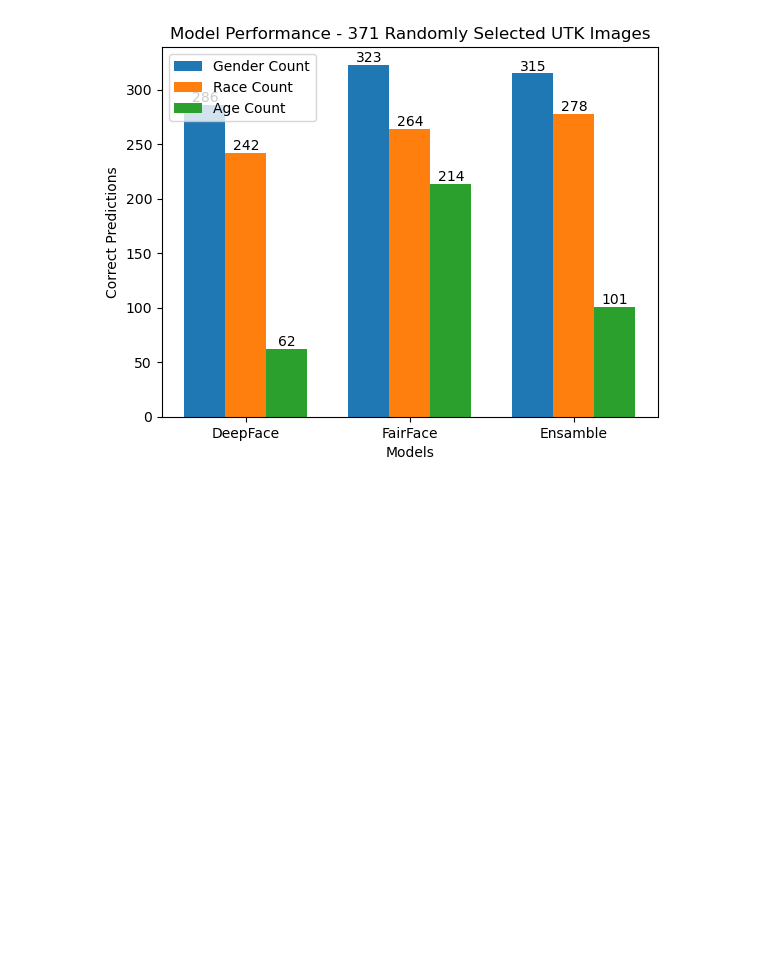
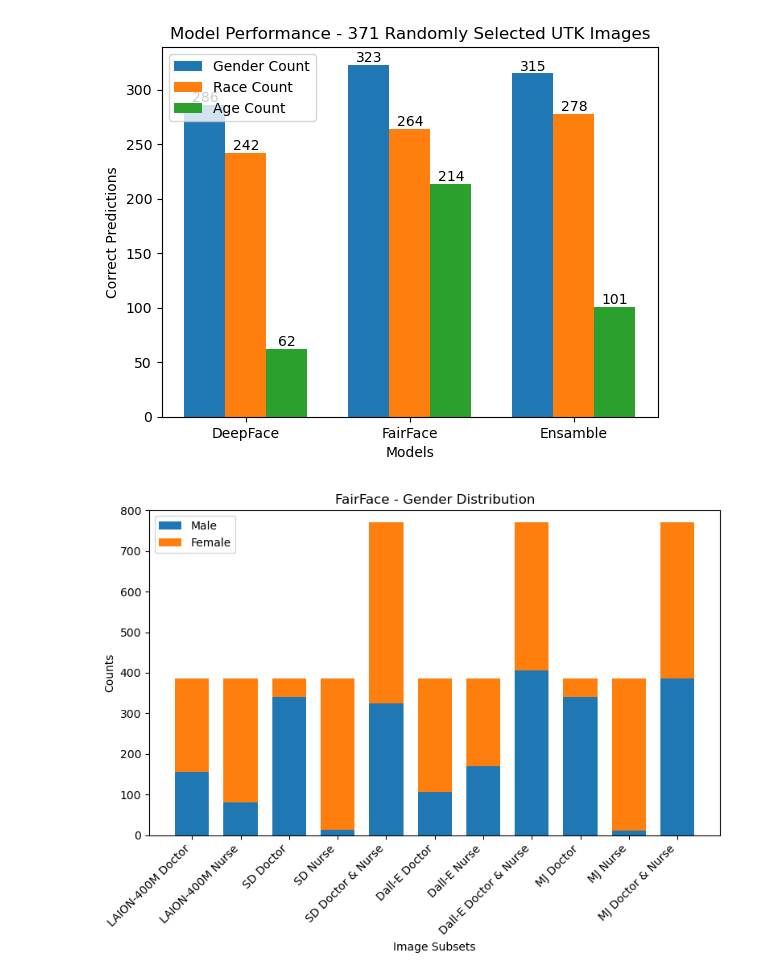
Before and after one commit to Jer0me123/FYP, a Jupyter notebook: Testing/FYP - FullPipeline.ipynb, the cells around one changed output. Cells and saved outputs as stored; diff of their text form; code cells hidden in the pictures; blank space fills up the shorter version.

```diff
--- a/Testing/FYP - FullPipeline.ipynb
+++ b/Testing/FYP - FullPipeline.ipynb
@@ -1944,3 +1944,51 @@ plt.legend()
 plt.show()
 # %% [output]
 [figure]
+# %%
+import matplotlib.pyplot as plt
+import numpy as np
+
+# Data
+labels = ['LAION-400M Doctor', 'LAION-400M Nurse', 'SD Doctor', 'SD Nurse', 'SD Doctor & Nurse', 'Dall-E Doctor', 'Dall-E Nurse', 'Dall-E Doctor & Nurse', 'MJ Doctor', 'MJ Nurse', 'MJ Doctor & Nurse']
+male_counts = [155,	80,	340, 13, 325, 107, 169, 405, 340, 11, 386] #FairFace
+female_counts = [230,305,45,372,445,278,216,365,45,374,384] #FairFace
+
+# male_counts = [227,180,345,36,400,119,179,434,353,24,426] #DeepFace
+# female_counts = [158,205,40,349,370,266,206,336,32,361,344] #DeepFace
+
+# Arrange data for plotting
+bar_width = 0.7
+index = np.arange(len(labels))
+
+# Plot
+fig, ax = plt.subplots(figsize=(8, 6))
+
+# Plot bars for male counts
+rects1 = ax.bar(index, male_counts, bar_width, label='Male')
+
+# Plot bars for female counts, starting from where male counts end
+rects2 = ax.bar(index, female_counts, bar_width, bottom=male_counts, label='Female')
+
+# Add labels, title, and legend
+ax.set_xlabel('Image Subsets')
+ax.set_ylabel('Counts')
+ax.set_title('FairFace - Gender Distribution')
+ax.set_xticks(index)
+ax.set_xticklabels(labels, rotation=45, ha='right')
+ax.legend(loc='upper left')
+ax.set_ylim(0, 800)
+
+# Add data labels at the top of each bar
+# for rect in rects1:
+#     height = rect.get_height()
+#     plt.text(rect.get_x() + rect.get_width() / 2, height, height, ha='center', va='bottom')
+
+# # Add data labels at the top of each bar
+# for index, rect in enumerate(rects2):
+#     height = rect.get_height()
+#     plt.text(rect.get_x() + rect.get_width() / 2, male_counts[index]+female_counts[index], height, ha='center', va='bottom')
+
+plt.tight_layout()
+plt.show()
+# %% [output]
+[figure, added]
```
Also changed, not shown: parts of 3 cells of this notebook, 12 other files.
